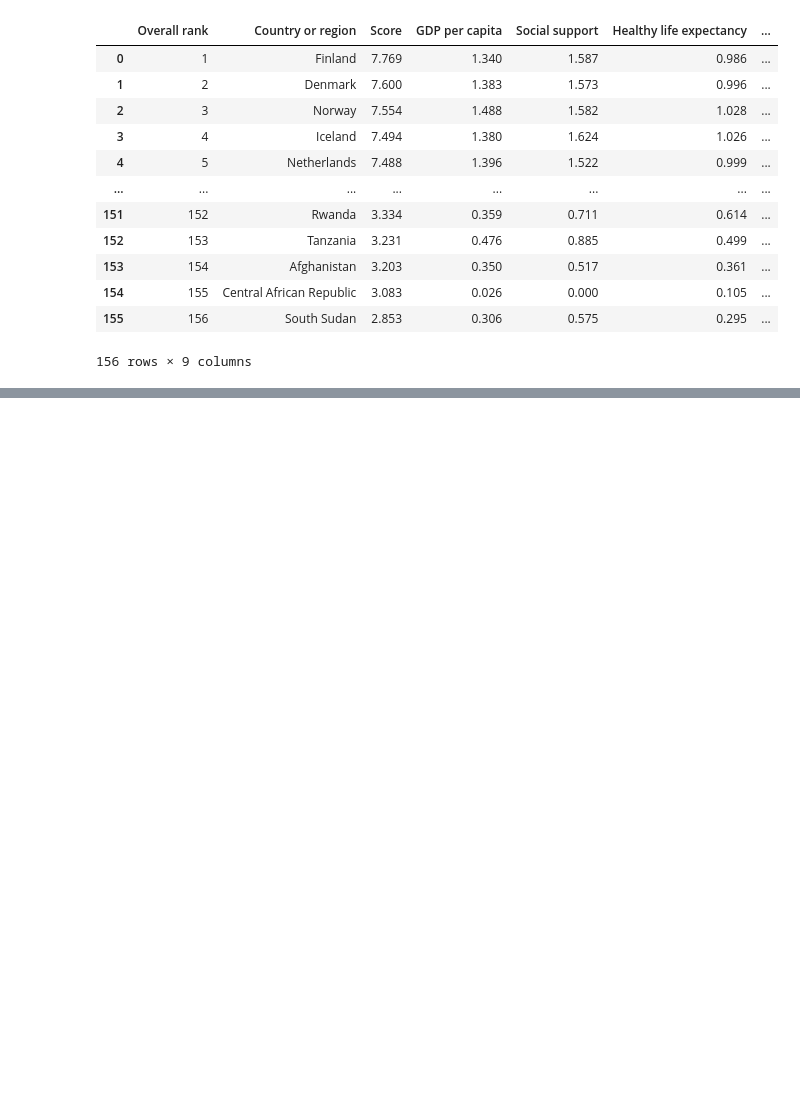
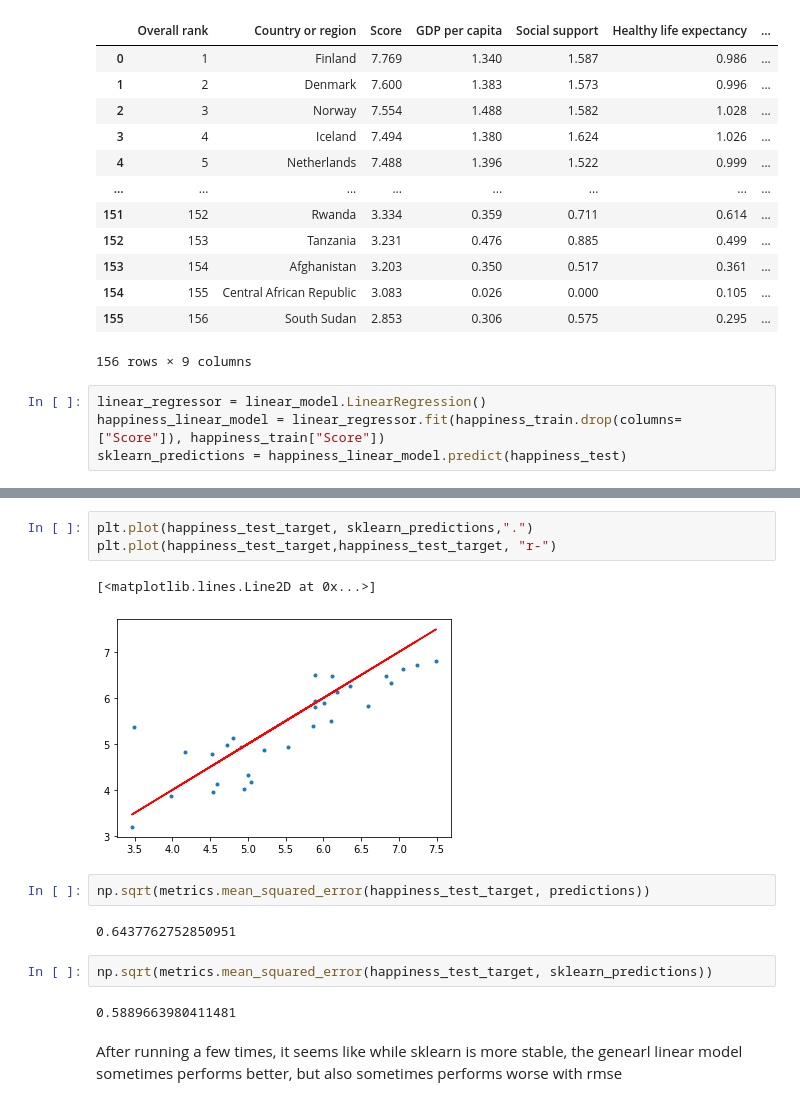
Before and after one commit to jrsaffy/GeneralLinearModel, a Jupyter notebook: testGLM.ipynb, the cells around one changed output, grey strips where cells are left out. Drawn from its saved outputs; the diff is of its cells as text; blank space fills up the shorter version.

Commit message:
tested against sklearn

```diff
--- a/testGLM.ipynb
+++ b/testGLM.ipynb
@@ -73,3 +71,7 @@ happiness_data
 | 154 | 155 | Central African Republic | 3.083 | 0.026 | 0.000 | 0.105 | ... |
 | 155 | 156 | South Sudan | 2.853 | 0.306 | 0.575 | 0.295 | ... |
 156 rows × 9 columns
+# %%
+linear_regressor = linear_model.LinearRegression()
+happiness_linear_model = linear_regressor.fit(happiness_train.drop(columns=["Score"]), happiness_train["Score"])
+sklearn_predictions = happiness_linear_model.predict(happiness_test)
@@ -81,0 +93,16 @@ plt.plot(predictions,predictions,"r-")
+# %%
+plt.plot(happiness_test_target, sklearn_predictions,".")
+plt.plot(happiness_test_target,happiness_test_target, "r-")
+# %% [output]
+[<matplotlib.lines.Line2D at 0x...>]
+[figure, added]
+# %%
+np.sqrt(metrics.mean_squared_error(happiness_test_target, predictions))
+# %% [output]
+0.6437762752850951
+# %%
+np.sqrt(metrics.mean_squared_error(happiness_test_target, sklearn_predictions))
+# %% [output]
+0.5889663980411481
+# %% [markdown]
+After running a few times, it seems like while sklearn is more stable, the genearl linear model sometimes performs better, but also sometimes performs worse with rmse
```
Also changed, not shown: parts of 7 cells of this notebook.
